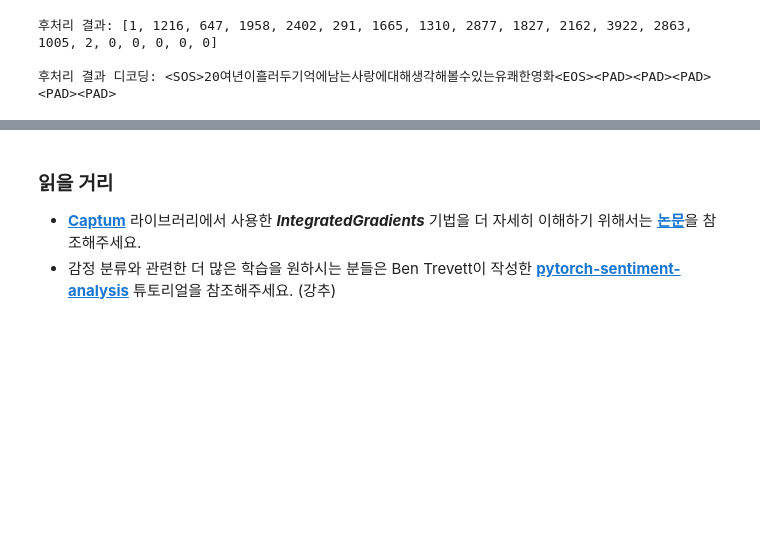
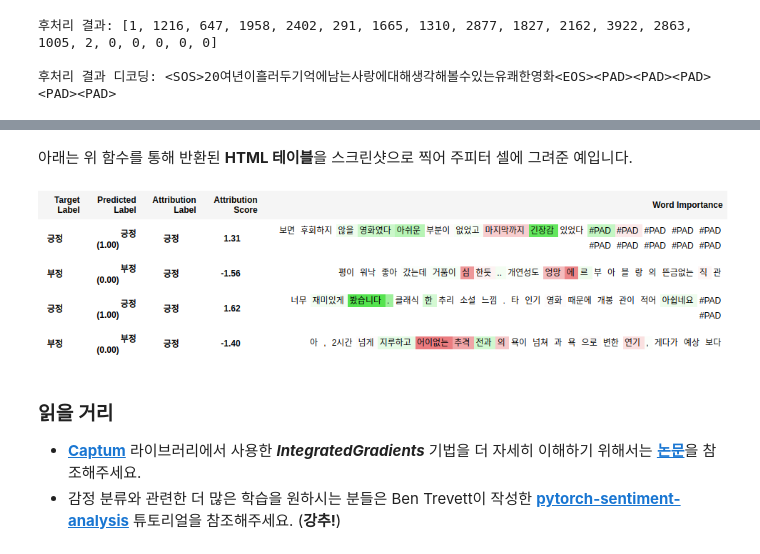
Before and after one commit to Huffon/nlp-various-tutorials, a Jupyter notebook: tokenizers-captum.ipynb, the cells around one changed output, grey strips where cells are left out. Saved outputs shown, nothing was run; the diff lists cells and outputs as text; code cells hidden in the pictures; blank space fills up the shorter version.

```diff
--- a/tokenizers-captum.ipynb
+++ b/tokenizers-captum.ipynb
@@ -329,5 +450,12 @@ visualization.visualize_text(vis_data_records_ig)
+# %% [markdown]
+아래는 위 함수를 통해 반환된 **HTML 테이블**을 스크린샷으로 찍어 주피터 셀에 그려준 예입니다.
+# %%
+from IPython.display import Image
+Image(filename='img/captum_result.png')
+# %% [output]
+[figure, added]
 # %% [markdown]
 ### 읽을 거리
 
 - [**Captum**](https://github.com/pytorch/captum) 라이브러리에서 사용한 **_IntegratedGradients_** 기법을 더 자세히 이해하기 위해서는 [**논문**](https://arxiv.org/abs/1703.01365)을 참조해주세요.
-- 감정 분류와 관련한 더 많은 학습을 원하시는 분들은 Ben Trevett이 작성한 [**pytorch-sentiment-analysis**](https://github.com/bentrevett/pytorch-sentiment-analysis) 튜토리얼을 참조해주세요. (강추)
+- 감정 분류와 관련한 더 많은 학습을 원하시는 분들은 Ben Trevett이 작성한 [**pytorch-sentiment-analysis**](https://github.com/bentrevett/pytorch-sentiment-analysis) 튜토리얼을 참조해주세요. (**강추!**)
```
Also changed, not shown: parts of 46 cells of this notebook, 1 other file.
